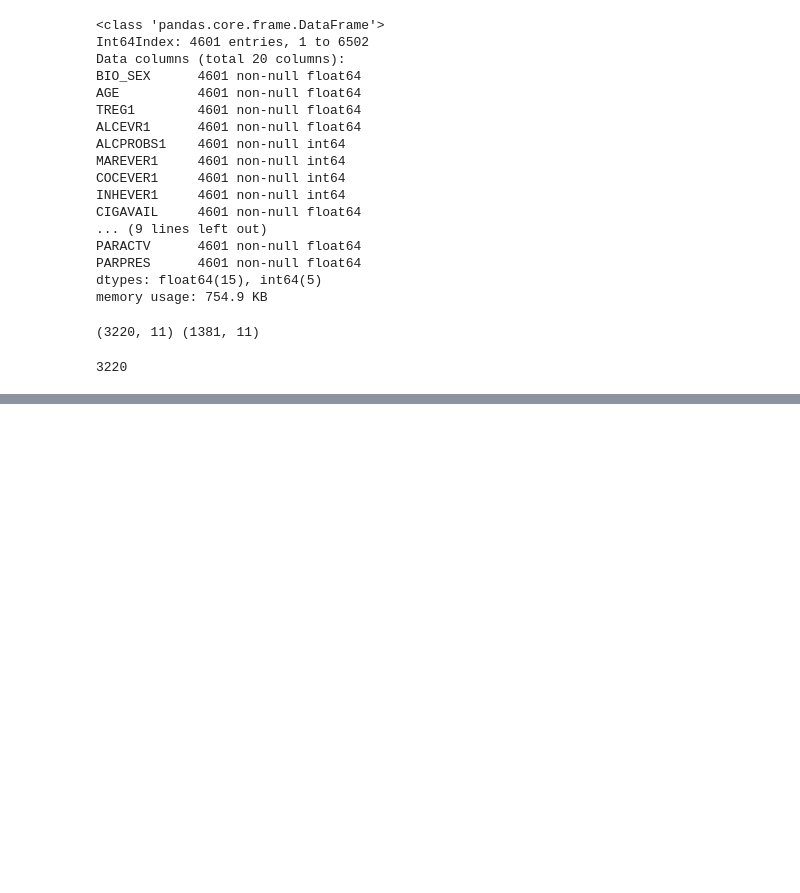
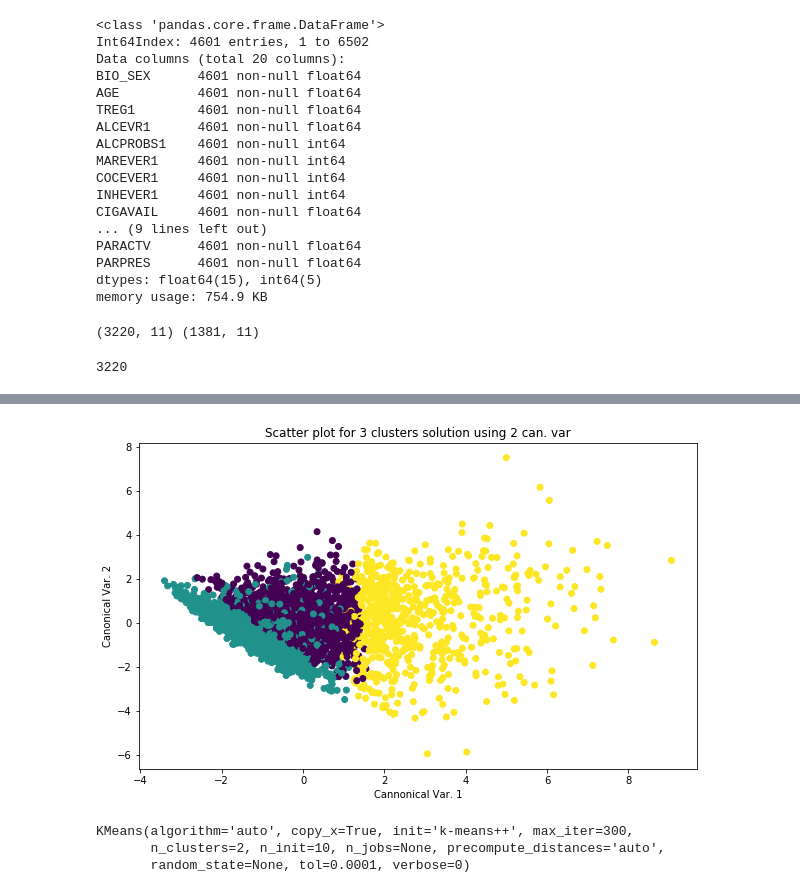
Before and after one commit to bebo09/KMeansClusteringCaseStudy, a Jupyter notebook: K Means Clustering - a case study approach!!.ipynb, the cells around one changed output, grey strips where cells are left out. Saved outputs shown, nothing was run; the diff lists cells and outputs as text; code cells hidden in the pictures; blank space fills up the shorter version.

```diff
--- a/K Means Clustering - a case study approach!!.ipynb
+++ b/K Means Clustering - a case study approach!!.ipynb
@@ -160,0 +182,12 @@ print(cluster_train.shape[0])
+# %%
+pca_2 = PCA(2)
+# %%
+plt.figure(figsize=(10,6))
+plot_columns = pca_2.fit_transform(cluster_train)
+plt.scatter(x=plot_columns[:,0], y=plot_columns[:,1], c=model1.labels_,)
+plt.xlabel('Cannonical Var. 1')
+plt.ylabel('Canonical Var. 2')
+plt.title('Scatter plot for 3 clusters solution using 2 can. var')
+plt.show()
+# %% [output]
+[figure, added]
@@ -160,0 +196,7 @@ print(cluster_train.shape[0])
+# %%
+model2 = KMeans(n_clusters=2)
+model2.fit(cluster_train)
+# %% [output]
+KMeans(algorithm='auto', copy_x=True, init='k-means++', max_iter=300,
+       n_clusters=2, n_init=10, n_jobs=None, precompute_distances='auto',
+       random_state=None, tol=0.0001, verbose=0)
```
Also changed, not shown: parts of 15 cells of this notebook.
